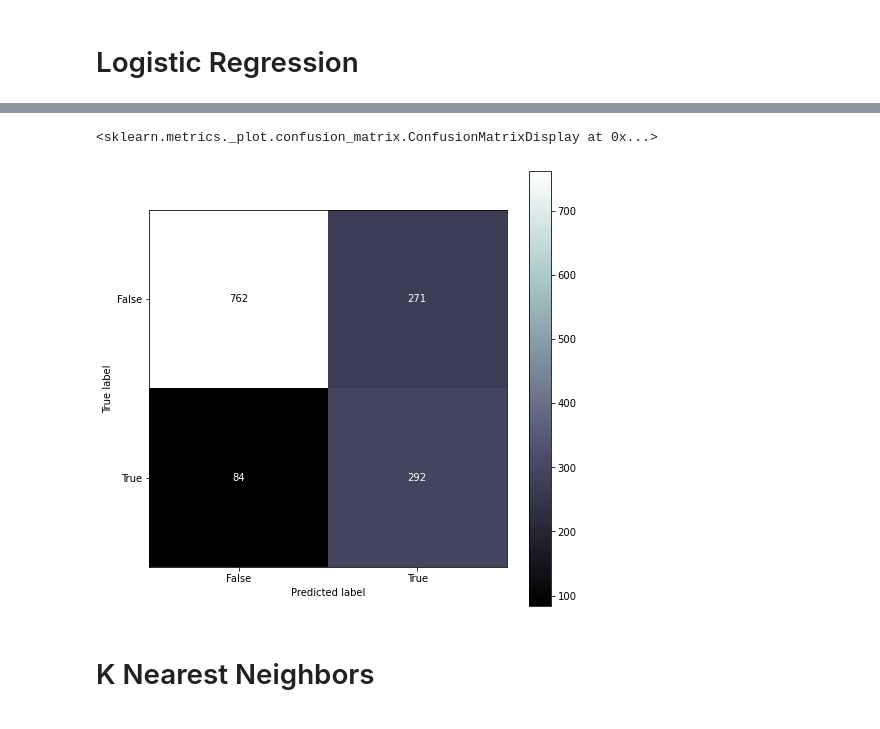
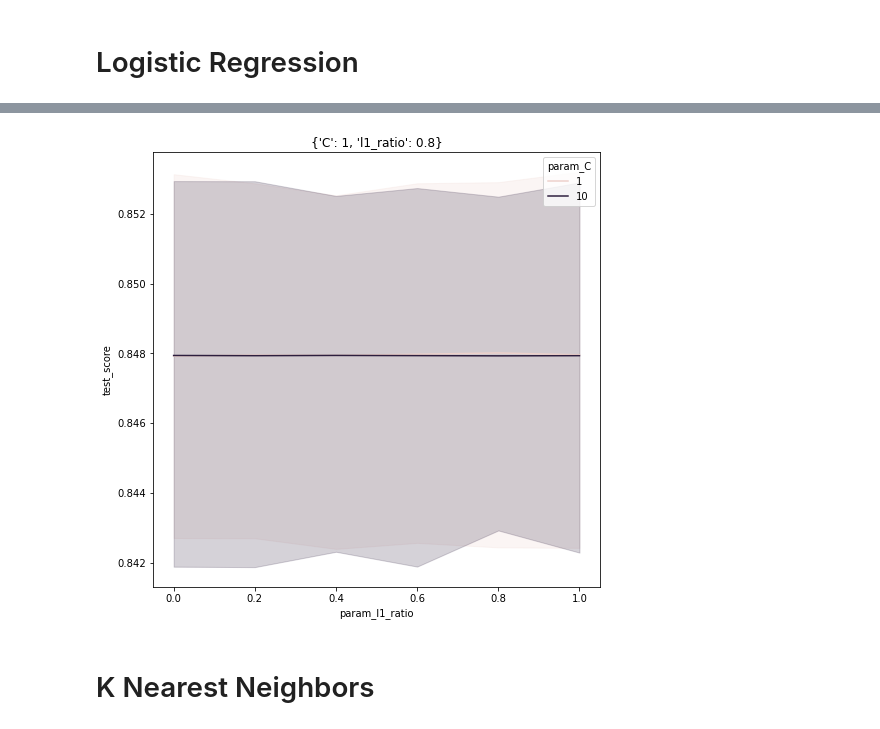
Before and after one commit to Jeff-ChenFan-Wang/TelecomChurnAnalysis, a Jupyter notebook: Model.ipynb, the cells around one changed output, grey strips where cells are left out. Cells and saved outputs as stored; diff of their text form; code cells hidden in the pictures.

```diff
--- a/Model.ipynb
+++ b/Model.ipynb
@@ -102,6 +95,0 @@ RocCurveDisplay.from_estimator(log_reg,log_x_test,y_test,ax=ax)
-# %%
-fig, ax = plt.subplots(figsize=(8,8))
-ConfusionMatrixDisplay.from_estimator(log_reg,log_x_test,y_test,cmap='bone',ax=ax)
-# %% [output]
-<sklearn.metrics._plot.confusion_matrix.ConfusionMatrixDisplay at 0x...>
-[figure, removed]
@@ -107,0 +105,4 @@ ConfusionMatrixDisplay.from_estimator(log_reg,log_x_test,y_test,cmap='bone',ax=a
+# %%
+graph_cv_results(log_grid_cv,x='param_l1_ratio',hue='param_C')
+# %% [output]
+[figure, added]
```
Also changed, not shown: parts of 42 cells of this notebook, 5 other files.
